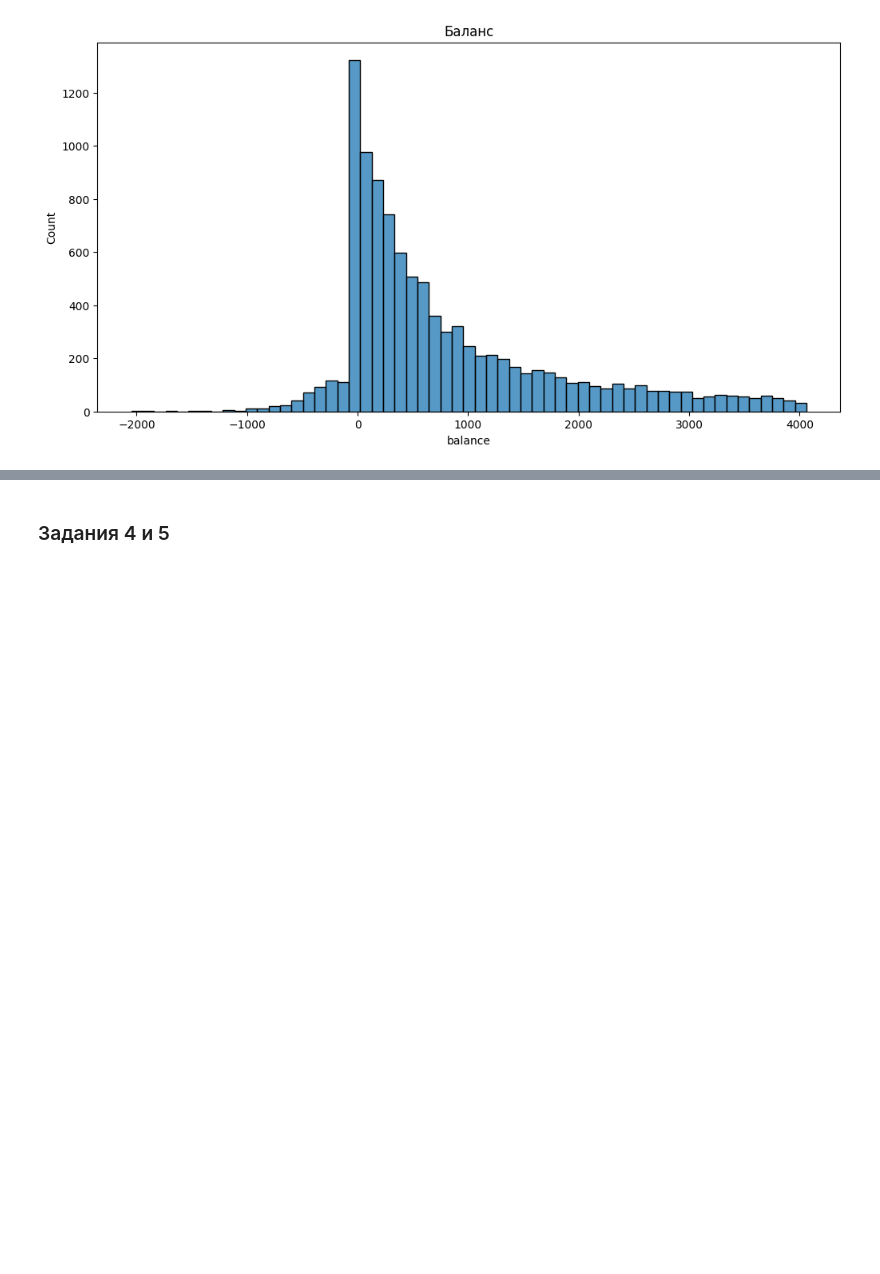
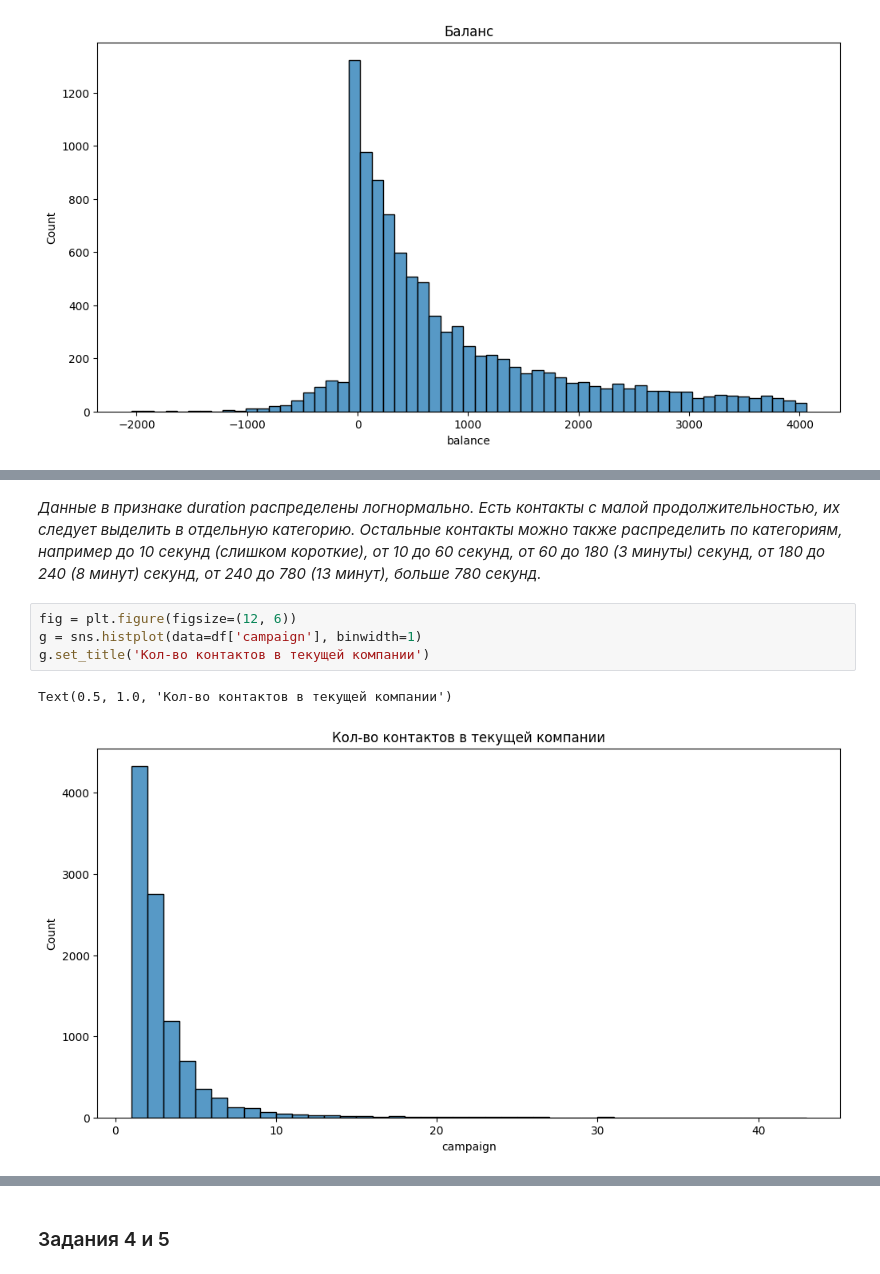
Before and after one commit to slagovskiy/DST, a Jupyter notebook: Project-4/Project_4_template.ipynb, the cells around one changed output, grey strips where cells are left out. Cells and saved outputs as stored; diff of their text form; blank space fills up the shorter version.

```diff
--- a/Project-4/Project_4_template.ipynb
+++ b/Project-4/Project_4_template.ipynb
@@ -298,0 +312,9 @@ Text(0.5, 1.0, 'Баланс')
+# %% [markdown]
+*Данные в признаке duration распределены логнормально. Есть контакты с малой продолжительностью, их следует выделить в отдельную категорию. Остальные контакты можно также распределить по категориям, например до 10 секунд (слишком короткие), от 10 до 60 секунд, от 60 до 180 (3 минуты) секунд, от 180 до 240 (8 минут) секунд, от 240 до 780 (13 минут), больше 780 секунд.*
+# %%
+fig = plt.figure(figsize=(12, 6))
+g = sns.histplot(data=df['campaign'], binwidth=1)
+g.set_title('Кол-во контактов в текущей компании')
+# %% [output]
+Text(0.5, 1.0, 'Кол-во контактов в текущей компании')
+[figure, added]
```
Also changed, not shown: parts of 77 cells of this notebook.
